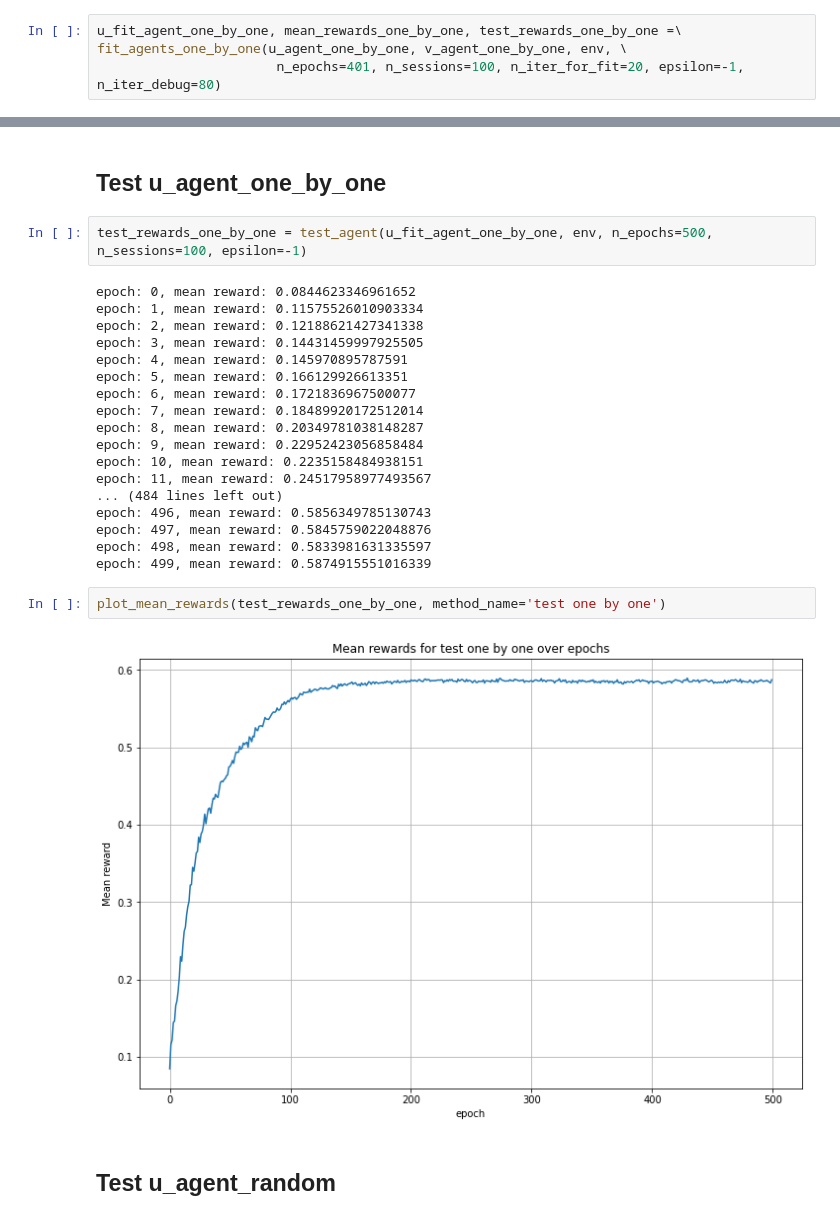
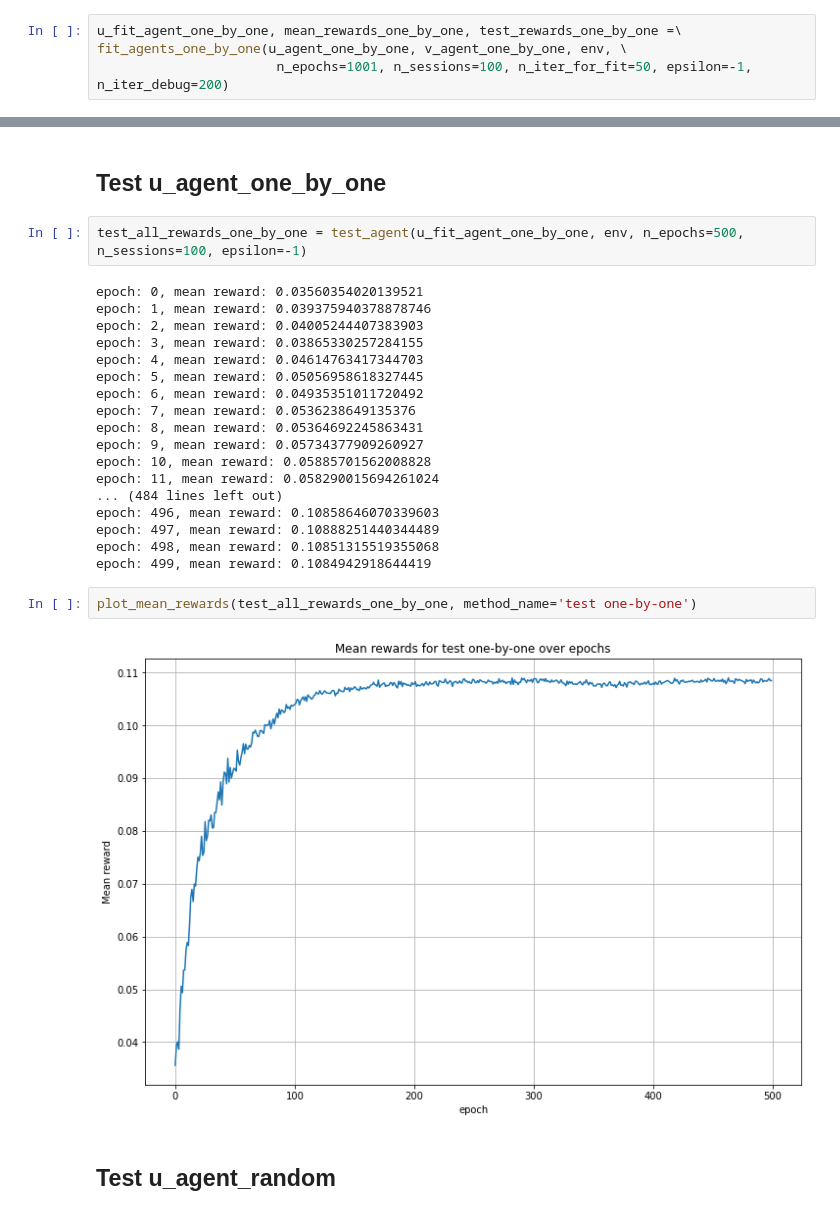
Before and after one commit to LiableFish/RL_Practise, a Jupyter notebook: UnequalGame/UnequalGameImplementation.ipynb, the cells around one changed output, grey strips where cells are left out. Saved outputs shown, nothing was run; the diff lists cells and outputs as text.

```diff
--- a/UnequalGame/UnequalGameImplementation.ipynb
+++ b/UnequalGame/UnequalGameImplementation.ipynb
@@ -488,5 +488,5 @@ v_agent_one_by_one = CCEMAgent((2,), (1,), percentile_param=90, action_max=env.v
 # %%
 u_fit_agent_one_by_one, mean_rewards_one_by_one, test_rewards_one_by_one =\
 fit_agents_one_by_one(u_agent_one_by_one, v_agent_one_by_one, env, \
-                       n_epochs=401, n_sessions=100, n_iter_for_fit=20, epsilon=-1, n_iter_debug=80)
+                       n_epochs=1001, n_sessions=100, n_iter_for_fit=50, epsilon=-1, n_iter_debug=200)
 # %% [output]
@@ -584,29 +600,29 @@ plot_mean_rewards(test_all_rewards, method_name='default test')
 # %% [markdown]
 ## Test u_agent_one_by_one
 # %%
-test_rewards_one_by_one = test_agent(u_fit_agent_one_by_one, env, n_epochs=500, n_sessions=100, epsilon=-1)
+test_all_rewards_one_by_one = test_agent(u_fit_agent_one_by_one, env, n_epochs=500, n_sessions=100, epsilon=-1)
 # %% [output]
-epoch: 0, mean reward: 0.0844623346961652
-epoch: 1, mean reward: 0.11575526010903334
-epoch: 2, mean reward: 0.12188621427341338
-epoch: 3, mean reward: 0.14431459997925505
-epoch: 4, mean reward: 0.145970895787591
-epoch: 5, mean reward: 0.166129926613351
-epoch: 6, mean reward: 0.1721836967500077
-epoch: 7, mean reward: 0.18489920172512014
-epoch: 8, mean reward: 0.20349781038148287
-epoch: 9, mean reward: 0.22952423056858484
-epoch: 10, mean reward: 0.2235158484938151
-epoch: 11, mean reward: 0.24517958977493567
+epoch: 0, mean reward: 0.03560354020139521
+epoch: 1, mean reward: 0.039375940378878746
+epoch: 2, mean reward: 0.04005244407383903
+epoch: 3, mean reward: 0.03865330257284155
+epoch: 4, mean reward: 0.04614763417344703
+epoch: 5, mean reward: 0.05056958618327445
+epoch: 6, mean reward: 0.04935351011720492
+epoch: 7, mean reward: 0.0536238649135376
+epoch: 8, mean reward: 0.05364692245863431
+epoch: 9, mean reward: 0.05734377909260927
+epoch: 10, mean reward: 0.05885701562008828
+epoch: 11, mean reward: 0.058290015694261024
 ... (484 lines left out)
-epoch: 496, mean reward: 0.5856349785130743
-epoch: 497, mean reward: 0.5845759022048876
-epoch: 498, mean reward: 0.5833981631335597
-epoch: 499, mean reward: 0.5874915551016339
+epoch: 496, mean reward: 0.10858646070339603
+epoch: 497, mean reward: 0.10888251440344489
+epoch: 498, mean reward: 0.10851315519355068
+epoch: 499, mean reward: 0.1084942918644419
 # %%
-plot_mean_rewards(test_rewards_one_by_one, method_name='test one by one')
+plot_mean_rewards(test_all_rewards_one_by_one, method_name='test one-by-one')
 # %% [output]
-[figure, old version]
+[figure, new version]
 # %% [markdown]
 ## Test u_agent_random
 # %%
```
Also changed, not shown: parts of 12 cells of this notebook.
